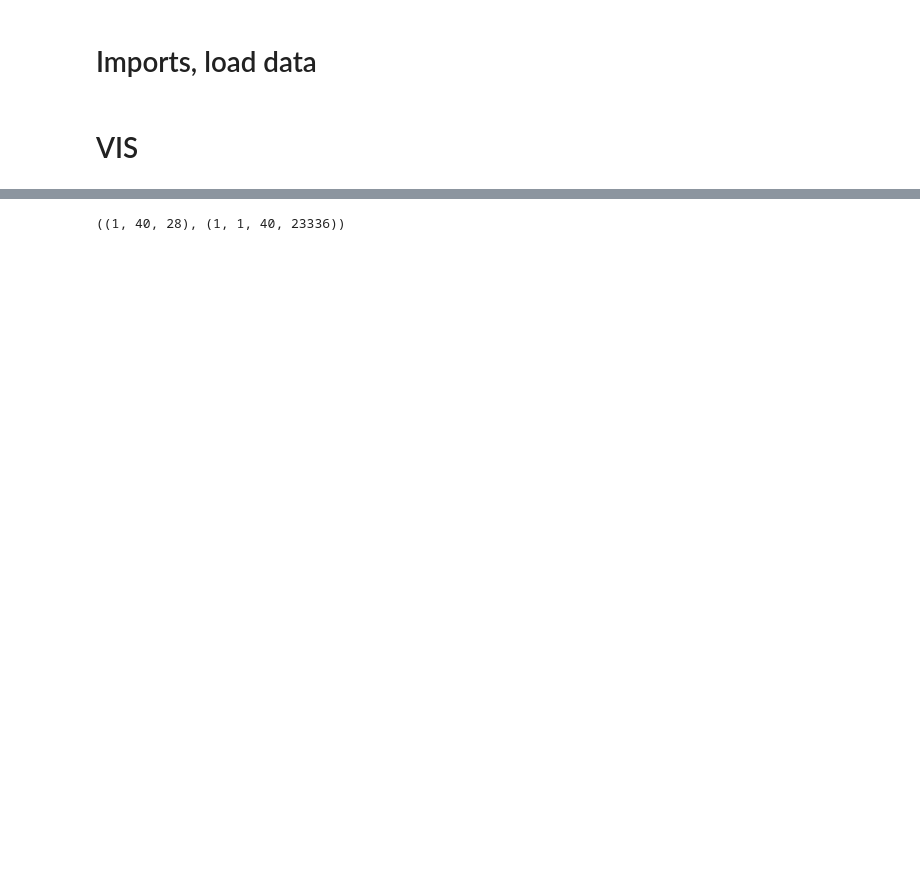
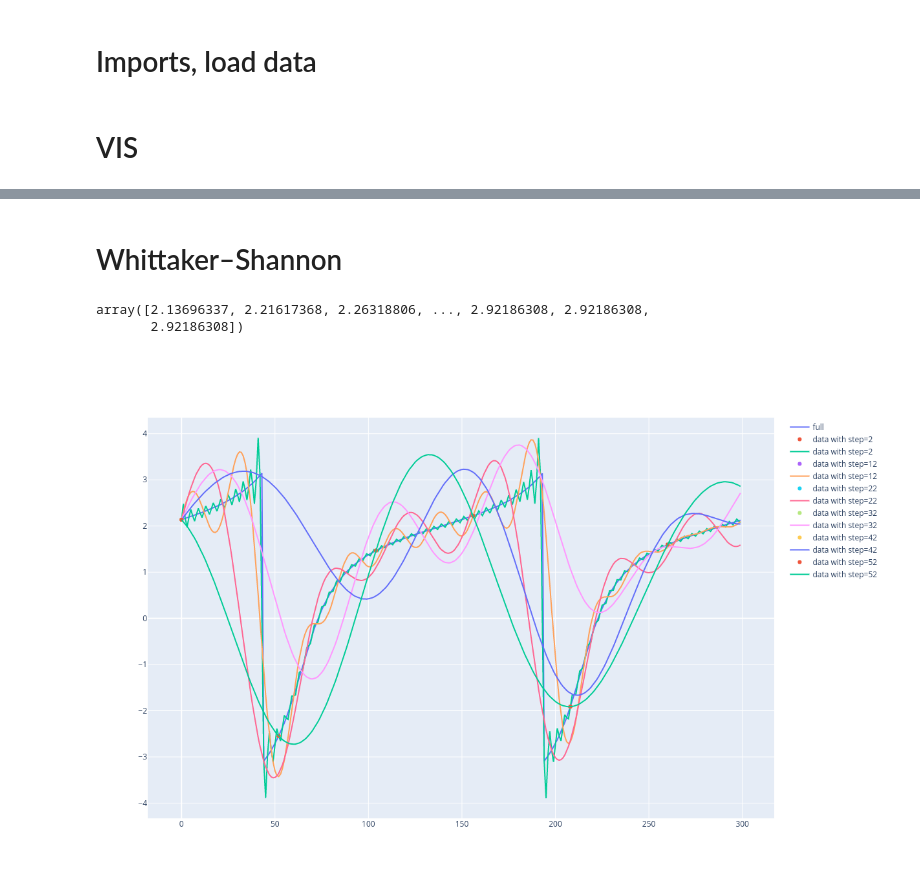
Before and after one commit to ostapdyg/BLE_sensor_fusion, a Jupyter notebook: code/RNN_interpolation.ipynb, the cells around one changed output, grey strips where cells are left out. Drawn from its saved outputs; the diff is of its cells as text; code cells hidden in the pictures; blank space fills up the shorter version.

Commit message:
Add Whittaker–Shannon interpolation

```diff
--- a/code/RNN_interpolation.ipynb
+++ b/code/RNN_interpolation.ipynb
@@ -87,4 +41,2 @@ ValueError: in user code:
-# %%
-train_signals_data.shape, signals_data.shape
-# %% [output]
-((1, 40, 28), (1, 1, 40, 23336))
+# %% [markdown]
+# Whittaker–Shannon
@@ -90,0 +81,30 @@ train_signals_data.shape, signals_data.shape
+# %%
+wsinterp(np.arange(len(x)), np.squeeze(np.argwhere(~np.isnan(x))), x[~np.isnan(x)])
+# %% [output]
+array([2.13696337, 2.21617368, 2.26318806, ..., 2.92186308, 2.92186308,
+       2.92186308])
+# %%
+y = np.angle(signals_data_full[0, ...])
+interps = {}
+
+for step in trange(2, 60, 10):
+    x = y.copy()
+
+    x[[True if i % step else False for i in range(len(x))]] = np.nan
+    x_interp = wsinterp(
+        np.arange(len(x)), np.squeeze(np.argwhere(~np.isnan(x))), x[~np.isnan(x)]
+    )
+    interps[step] = x_interp
+# %%
+n = 300
+fig = go.Figure()
+fig.add_trace(go.Scatter(y=y[:n], name="full"))
+
+for step, x_interp in interps.items():
+    fig.add_trace(go.Scatter(y=x[:n], name=f"data with {step=}", mode="markers"))
+    fig.add_trace(go.Scatter(y=x_interp[:n], name=f"data with {step=}"))
+
+fig.update_layout(height=800)
+fig
+# %% [output]
+[figure, added]
```
Also changed, not shown: parts of 12 cells of this notebook.
